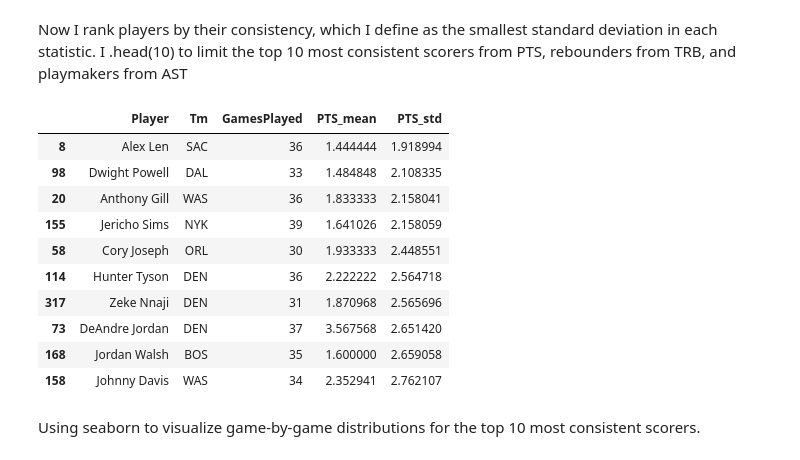
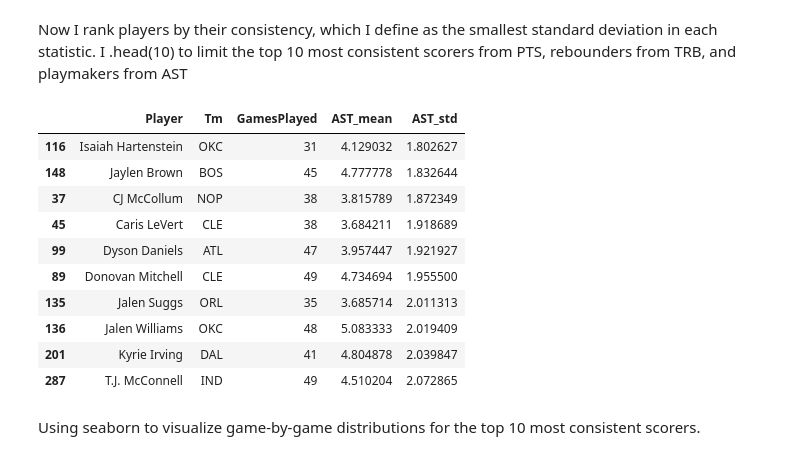
Before and after one commit to UCB-stat-159-f25/final-group16, a Jupyter notebook: 01_player_consistency.ipynb, the cells around one changed output. Drawn from its saved outputs; the diff is of its cells as text; code cells hidden in the pictures.

Commit message:
updated plot for top 10 most consistent playmakers

```diff
--- a/01_player_consistency.ipynb
+++ b/01_player_consistency.ipynb
@@ -77,44 +76,48 @@ Now I rank players by their consistency, which I define as the smallest standard
 # %%
 min_games = 30
 
 player_consistency_filtered = player_consistency[
-    player_consistency["GamesPlayed"] >= min_games
-].copy()
+    player_consistency["GamesPlayed"] >= min_games].copy()
 
 # Top 10 most consistent scorers
 top_consistent_pts = (
     player_consistency_filtered
     .sort_values(["PTS_std", "PTS_mean"], ascending=[True, False])
-    .head(10)
-)
+    .head(10))
 
 # Top 10 most consistent rebounders
 top_consistent_trb = (
     player_consistency_filtered
     .sort_values(["TRB_std", "TRB_mean"], ascending=[True, False])
-    .head(10)
-)
+    .head(10))
 
 # Top 10 most consistent playmakers/assists
+min_ast_mean = 2.0
+
+pc = player_consistency[player_consistency["GamesPlayed"] >= min_games].copy()
+ast_cutoff = pc["AST_mean"].quantile(0.75)
+playmakers = pc[pc["AST_mean"] >= ast_cutoff].copy()
+
+
 top_consistent_ast = (
-    player_consistency_filtered
+    playmakers
     .sort_values(["AST_std", "AST_mean"], ascending=[True, False])
     .head(10)
 )
 
-top_consistent_pts[["Player", "Tm", "GamesPlayed", "PTS_mean", "PTS_std"]]
+top_consistent_ast[["Player","Tm","GamesPlayed","AST_mean","AST_std"]]
 # %% [output]
-|  | Player | Tm | GamesPlayed | PTS_mean | PTS_std |
-| 8 | Alex Len | SAC | 36 | 1.444444 | 1.918994 |
-| 98 | Dwight Powell | DAL | 33 | 1.484848 | 2.108335 |
-| 20 | Anthony Gill | WAS | 36 | 1.833333 | 2.158041 |
-| 155 | Jericho Sims | NYK | 39 | 1.641026 | 2.158059 |
-| 58 | Cory Joseph | ORL | 30 | 1.933333 | 2.448551 |
-| 114 | Hunter Tyson | DEN | 36 | 2.222222 | 2.564718 |
-| 317 | Zeke Nnaji | DEN | 31 | 1.870968 | 2.565696 |
-| 73 | DeAndre Jordan | DEN | 37 | 3.567568 | 2.651420 |
-| 168 | Jordan Walsh | BOS | 35 | 1.600000 | 2.659058 |
-| 158 | Johnny Davis | WAS | 34 | 2.352941 | 2.762107 |
+|  | Player | Tm | GamesPlayed | AST_mean | AST_std |
+| 116 | Isaiah Hartenstein | OKC | 31 | 4.129032 | 1.802627 |
+| 148 | Jaylen Brown | BOS | 45 | 4.777778 | 1.832644 |
+| 37 | CJ McCollum | NOP | 38 | 3.815789 | 1.872349 |
+| 45 | Caris LeVert | CLE | 38 | 3.684211 | 1.918689 |
+| 99 | Dyson Daniels | ATL | 47 | 3.957447 | 1.921927 |
+| 89 | Donovan Mitchell | CLE | 49 | 4.734694 | 1.955500 |
+| 135 | Jalen Suggs | ORL | 35 | 3.685714 | 2.011313 |
+| 136 | Jalen Williams | OKC | 48 | 5.083333 | 2.019409 |
+| 201 | Kyrie Irving | DAL | 41 | 4.804878 | 2.039847 |
+| 287 | T.J. McConnell | IND | 49 | 4.510204 | 2.072865 |
 # %% [markdown]
 Using seaborn to visualize game-by-game distributions for the top 10 most consistent scorers.
 # %%
```
Also changed, not shown: parts of 4 cells of this notebook.
